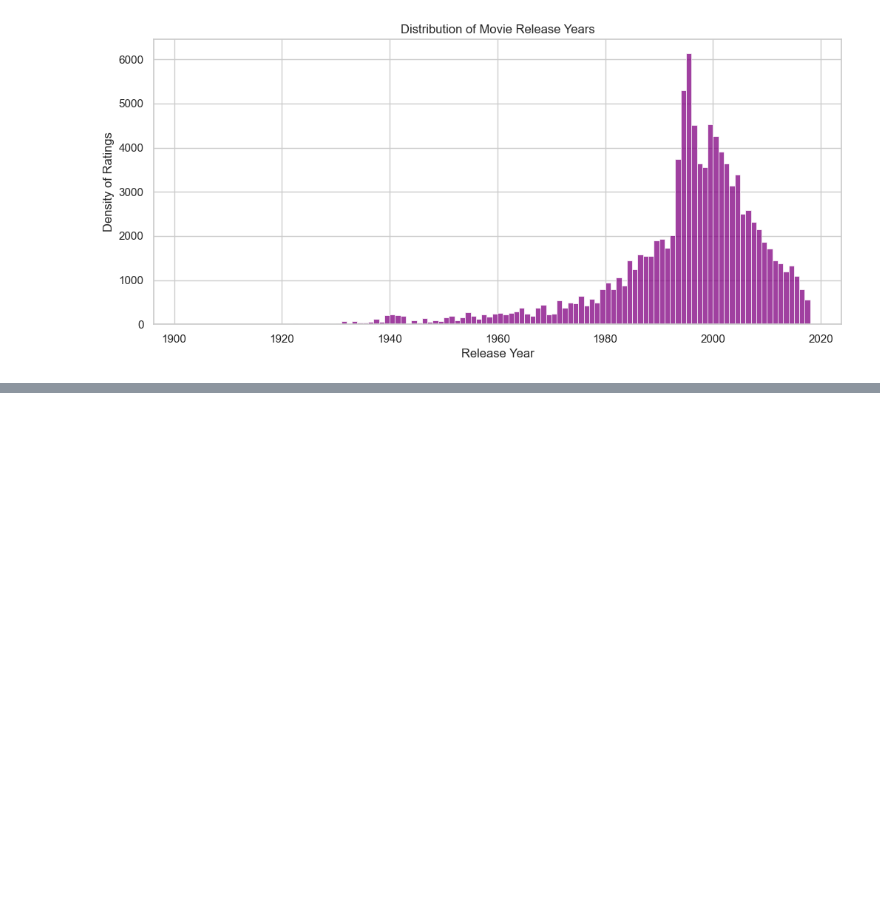
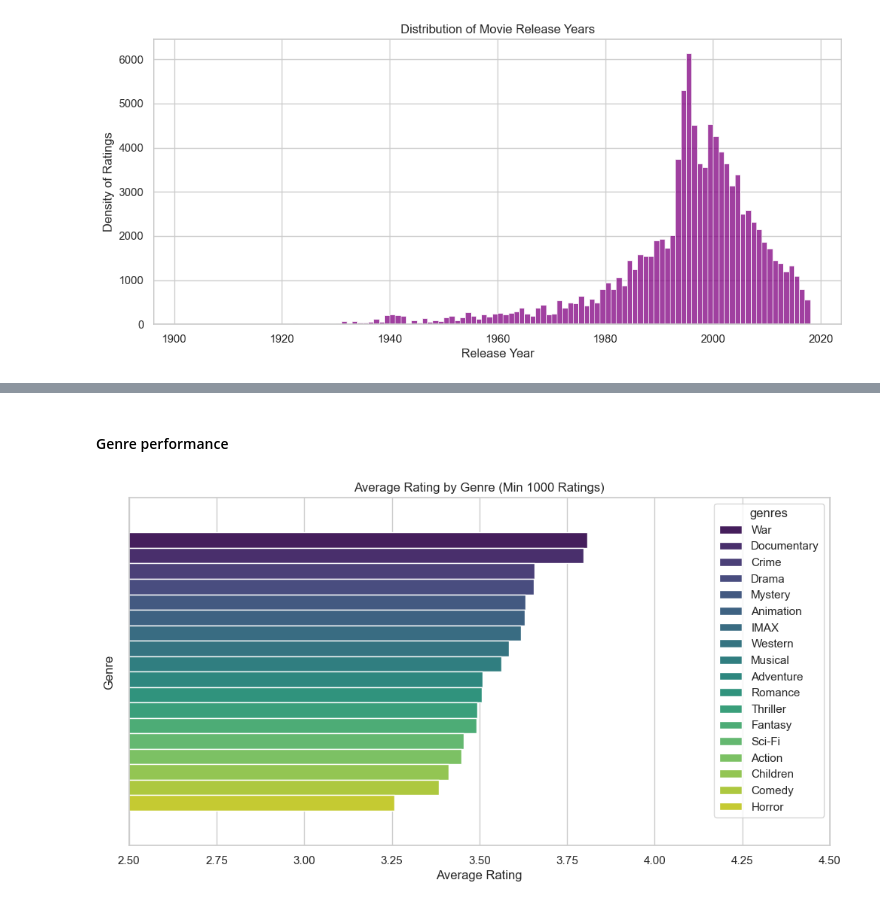
Before and after one commit to rafglo/Movie-Recommendation-System-with-Explainability, a Jupyter notebook: notebooks/eda.ipynb, the cells around one changed output, grey strips where cells are left out. Cells and saved outputs as stored; diff of their text form; code cells hidden in the pictures; blank space fills up the shorter version.

```diff
--- a/notebooks/eda.ipynb
+++ b/notebooks/eda.ipynb
@@ -141,0 +221,23 @@ plt.show()
+# %% [markdown]
+#### Genre performance
+# %%
+# We need to drop missing genres and explode the pipe-separated strings again
+genres_df = df.dropna(subset=['genres']).copy()
+genres_df['genres'] = genres_df['genres'].str.split('|')
+genres_exploded = genres_df.explode('genres')
+# %%
+genre_stats = genres_exploded.groupby('genres').agg(
+    rating_mean=('rating', 'mean'),
+    rating_count=('rating', 'count')
+).reset_index()
+genre_stats = genre_stats[genre_stats['rating_count'] > 1000].sort_values('rating_mean', ascending=False)
+# %%
+plt.figure(figsize=(12, 6))
+sns.barplot(data=genre_stats, x='rating_mean', hue='genres', palette='viridis')
+plt.title('Average Rating by Genre (Min 1000 Ratings)')
+plt.xlabel('Average Rating')
+plt.ylabel('Genre')
+plt.xlim(2.5, 4.5) # Zoom in to see the differences clearly
+plt.show()
+# %% [output]
+[figure, added]
```
Also changed, not shown: parts of 26 cells of this notebook.
